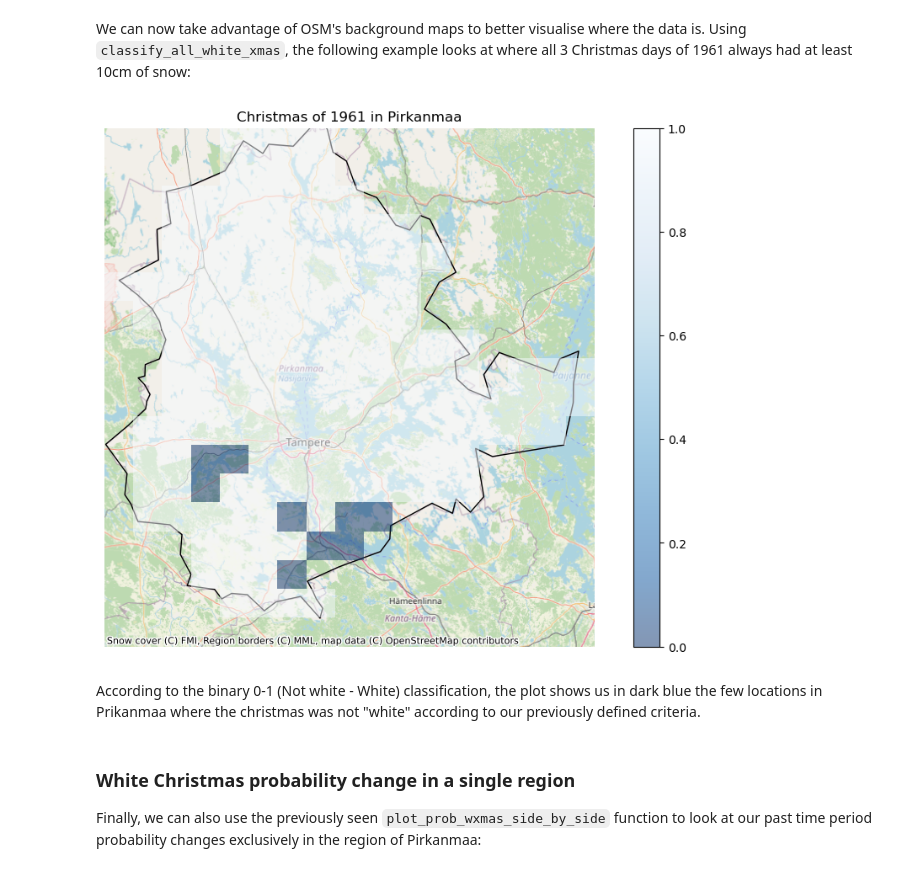
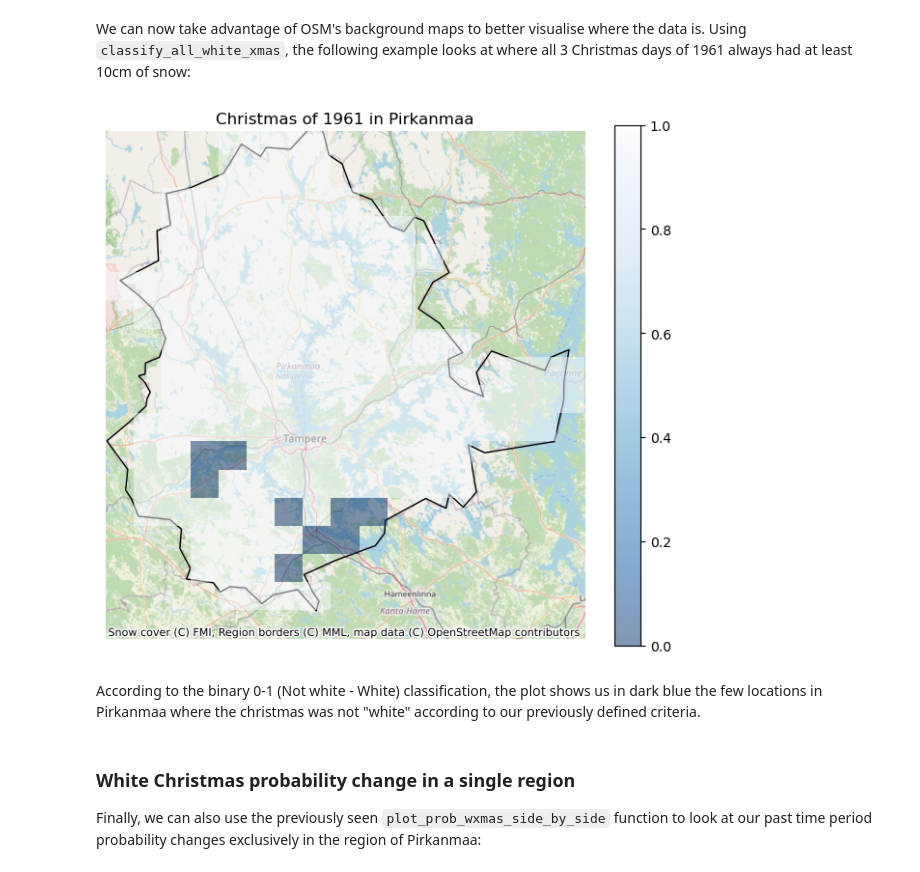
Before and after one commit to marcelomouta/white-christmas-project, a Jupyter notebook: final-assignment.ipynb, the cells around one changed output. Saved outputs shown, nothing was run; the diff lists cells and outputs as text; code cells hidden in the pictures.

```diff
--- a/final-assignment.ipynb
+++ b/final-assignment.ipynb
@@ -274,39 +274,39 @@ import contextily
 pirkanmaa = pirkanmaa.to_crs("EPSG:3857")
 
 ax = pirkanmaa.plot(
-    figsize=(12, 8),
+    figsize=(8, 7),
     facecolor='none',
     linewidth=1
 )
 
 # Classify xmas of 61 as all white if all 3 days had at least 10cm of snow depth
 raster = snow.classify_all_white_xmas(snow_rasters[1961], snow_threshold=10)
 
 # Clip classification to region of Pirkanmaa
 raster = raster.rio.clip(pirkanmaa.geometry.values, pirkanmaa.crs)
 
 # Reproject to required web mercator projection
 raster = raster.rio.reproject(dst_crs="EPSG:3857")
 
 raster.plot(ax=ax, cmap="Blues_r", alpha=0.5)
 ax.set_title("Christmas of 1961 in Pirkanmaa")
 
 # add background map from OSM
 contextily.add_basemap(
     ax=ax,
     source=contextily.providers.OpenStreetMap.Mapnik,
     attribution=(
         "Snow cover (C) FMI, "
         "Region borders (C) MML, "
         "map data (C) OpenStreetMap contributors"
     )
 )
 plt.axis('off')
 plt.show()
 # %% [output]
-[figure, old version]
+[figure, new version]
 # %% [markdown]
-According to the binary 0-1 (Not white - White) classification, the plot shows us in dark blue the few locations in Prikanmaa where the christmas was not "white" according to our previously defined criteria.
+According to the binary 0-1 (Not white - White) classification, the plot shows us in dark blue the few locations in Pirkanmaa where the christmas was not "white" according to our previously defined criteria.
 # %% [markdown]
 ### White Christmas probability change in a single region
 Finally, we can also use the previously seen `plot_prob_wxmas_side_by_side` function to look at our past time period probability changes exclusively in the region of Pirkanmaa:
```
